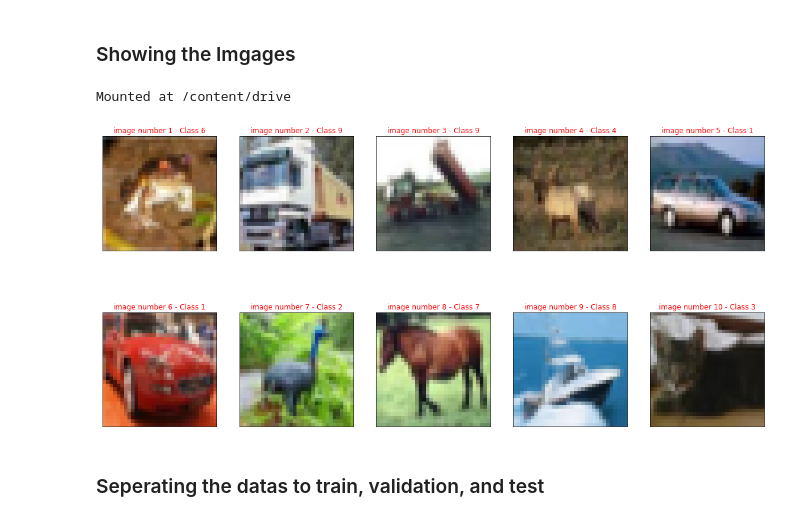
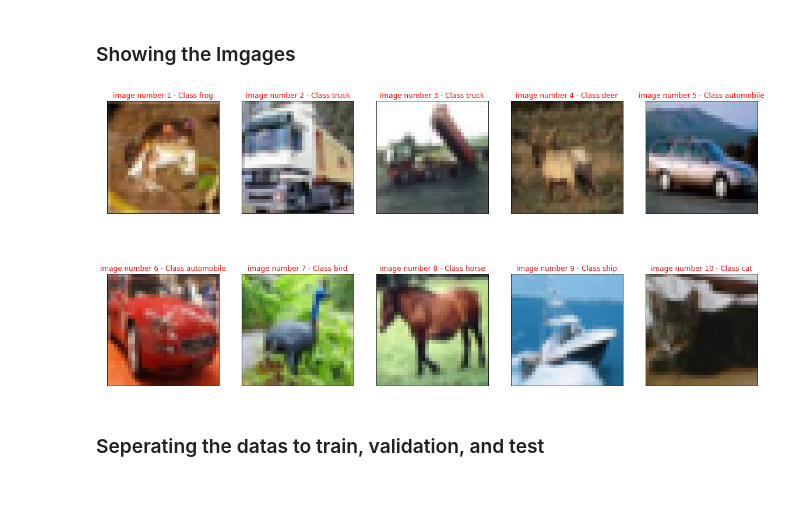
Before and after one commit to AminAlam/CNN-Classifier-CIFAR10, a Jupyter notebook: CNN_4_CIFAR10.ipynb, the cells around one changed output. Drawn from its saved outputs; the diff is of its cells as text; code cells hidden in the pictures; blank space fills up the shorter version.

Commit message:
dataset changed to torento torent

```diff
--- a/CNN_4_CIFAR10.ipynb
+++ b/CNN_4_CIFAR10.ipynb
@@ -17,0 +11,7 @@ def unpickle(file):
+# %%
+from tensorflow.keras.datasets import cifar10
+(x_train,y_train),(x_test,y_test) = cifar10.load_data()
+class_names=['airplane','automobile','bird','cat','deer','dog','frog','horse','ship','truck']
+
+x_train = x_train/255
+x_test = x_test/255
@@ -18,30 +22,15 @@ def unpickle(file):
 # %% [markdown]
 ### Showing the Imgages
-# %%
-from google.colab import drive
-drive.mount('/content/drive')
-file_name = "/content/drive/My Drive/Courses/DeepLearning/HW02/Q01/datas/data_batch_{0}".format(1)
-train = unpickle(file_name)
-
-data = train[b'data']
-labels = train[b'labels']
-
-fig, axes = plt.subplots(2, 5, figsize=(20,10))
-
-for i, ax in enumerate(axes.flat):
-    R = data[i,0:32*32]
-    G = data[i,32*32:32*32*2]
-    B = data[i,2*32*32:32*32*3]
-    img = np.zeros((32,32,3))
-    img[:,:,0] = R.reshape(32,32)
-    img[:,:,1] = G.reshape(32,32)
-    img[:,:,2] = B.reshape(32,32)
-    ax.imshow(img/255)
-    ax.set_title("image number {0} - Class {1}".format(i+1, labels[i]), color='r')
-    ax.set_xticks([])
-    ax.set_yticks([])
-# %% [output]
-Mounted at /content/drive
-[figure, removed]
+# %%
+fig, axes = plt.subplots(2, 5, figsize=(20,10))
+
+for i, ax in enumerate(axes.flat):
+    img = x_train[i]
+    ax.imshow(img)
+    ax.set_title("image number {0} - Class {1}".format(i+1, class_names[y_train[i][0]]), color='r')
+    ax.set_xticks([])
+    ax.set_yticks([])
+# %% [output]
+[figure, added]
 # %% [markdown]
 ###  Seperating the datas to train, validation, and test
```
Also changed, not shown: parts of 9 cells of this notebook.
